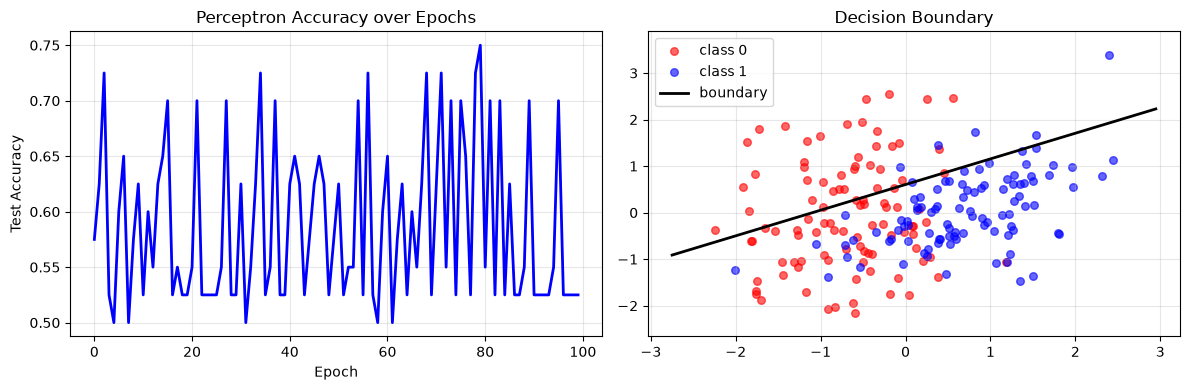
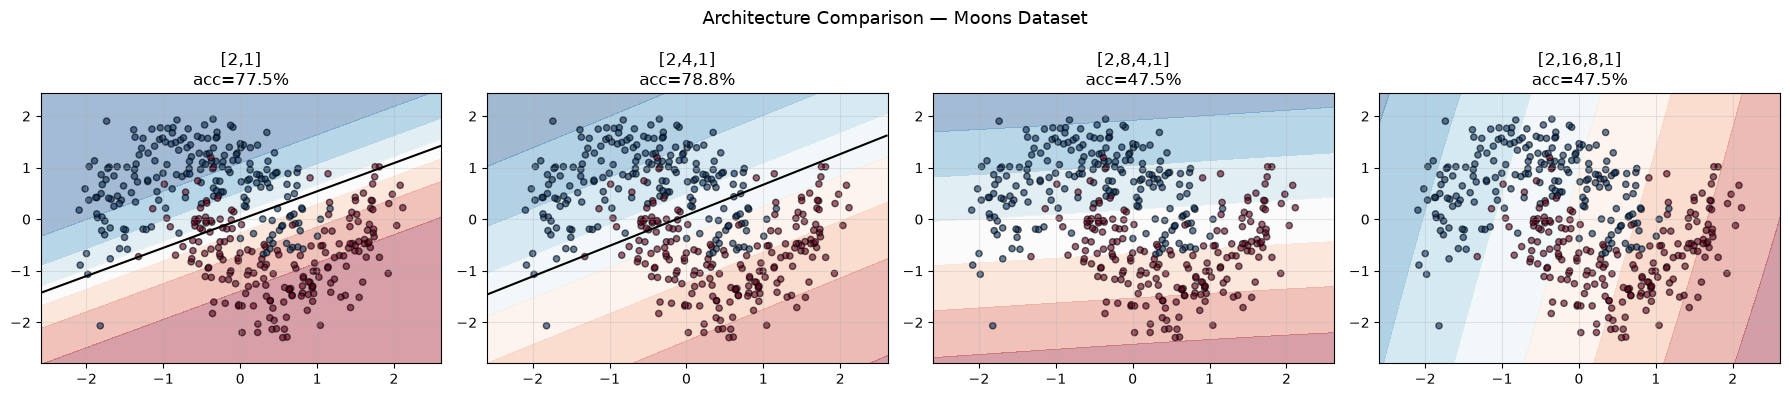
The change to this notebook cell's code, shown as a diff; its figure went from the first image to the second:
--- before
+++ after
@@ -1,43 +1,34 @@
-# Cell 5 — Version 4: perceptron on real data (binary classification)
-from sklearn.datasets import make_classification
-from sklearn.model_selection import train_test_split
-from sklearn.preprocessing import StandardScaler
+# Cell 5 — Version 4: architecture comparison
+architectures = {
+    '[2,1]':       [2, 1],
+    '[2,4,1]':     [2, 4, 1],
+    '[2,8,4,1]':   [2, 8, 4, 1],
+    '[2,16,8,1]':  [2, 16, 8, 1],
+}
 
 np.random.seed(42)
-X, y = make_classification(n_samples=200, n_features=2, n_redundant=0,
-                            n_informative=2, random_state=42,
-                            n_clusters_per_class=1)
-X = StandardScaler().fit_transform(X)
+X, y = make_moons(n_samples=400, noise=0.25, random_state=42)
+X    = StandardScaler().fit_transform(X)
+y    = y.reshape(-1, 1).astype(float)
 X_train, X_test, y_train, y_test = train_test_split(X, y,
                                     test_size=0.2, random_state=42)
 
-w = np.zeros(2); b = 0.0; lr = 0.01
-accs = []
+fig, axes = plt.subplots(1, 4, figsize=(18, 4))
+xx, yy = np.meshgrid(np.linspace(X[:,0].min()-0.5, X[:,0].max()+0.5, 200),
+                     np.linspace(X[:,1].min()-0.5, X[:,1].max()+0.5, 200))
 
-for epoch in range(100):
-    for xi, yi in zip(X_train, y_train):
-        y_pred = step(np.dot(w, xi) + b)
-        error  = yi - y_pred
-        w += lr * error * xi
-        b += lr * error
-    preds = np.array([step(np.dot(w, xi) + b) for xi in X_test])
-    accs.append(np.mean(preds == y_test))
+for ax, (name, arch) in zip(axes, architectures.items()):
+    nn = NeuralNetwork(layer_sizes=arch, lr=0.05)
+    nn.fit(X_train, y_train, epochs=1000)
+    acc = accuracy_score(y_test, nn.predict(X_test))
 
-print(f"Final test accuracy: {accs[-1]*100:.1f}%")
+    Z = nn.forward(np.c_[xx.ravel(), yy.ravel()]).reshape(xx.shape)
+    ax.contourf(xx, yy, Z, alpha=0.4, cmap='RdBu_r')
+    ax.contour(xx, yy, Z, levels=[0.5], colors='black', linewidths=1.5)
+    ax.scatter(X[:,0], X[:,1], c=y.flatten(),
+               cmap='RdBu_r', s=20, edgecolors='k', alpha=0.6)
+    ax.set_title(f'{name}\nacc={acc*100:.1f}%')
+    ax.grid(True, alpha=0.3)
 
-plt.figure(figsize=(12, 4))
-plt.subplot(1,2,1)
-plt.plot(accs, 'b-', linewidth=2)
-plt.xlabel('Epoch'); plt.ylabel('Test Accuracy')
-plt.title('Perceptron Accuracy over Epochs')
-plt.grid(True, alpha=0.3)
-
-plt.subplot(1,2,2)
-x1r = np.linspace(X[:,0].min()-0.5, X[:,0].max()+0.5, 300)
-x2b = (-w[0]*x1r - b) / w[1]
-plt.scatter(X[y==0,0], X[y==0,1], c='red',  s=30, alpha=0.6, label='class 0')
-plt.scatter(X[y==1,0], X[y==1,1], c='blue', s=30, alpha=0.6, label='class 1')
-plt.plot(x1r, x2b, 'k-', linewidth=2, label='boundary')
-plt.ylim(X[:,1].min()-0.5, X[:,1].max()+0.5)
-plt.title('Decision Boundary'); plt.legend(); plt.grid(True, alpha=0.3)
+plt.suptitle('Architecture Comparison — Moons Dataset', fontsize=13)
 plt.tight_layout(); plt.show()

Commit: 23-Jun: PyTorch Tensors Autograd, PyTorch Neural Network, PyTorch Training Loop | fix 22-Jun Neural Network Scratch